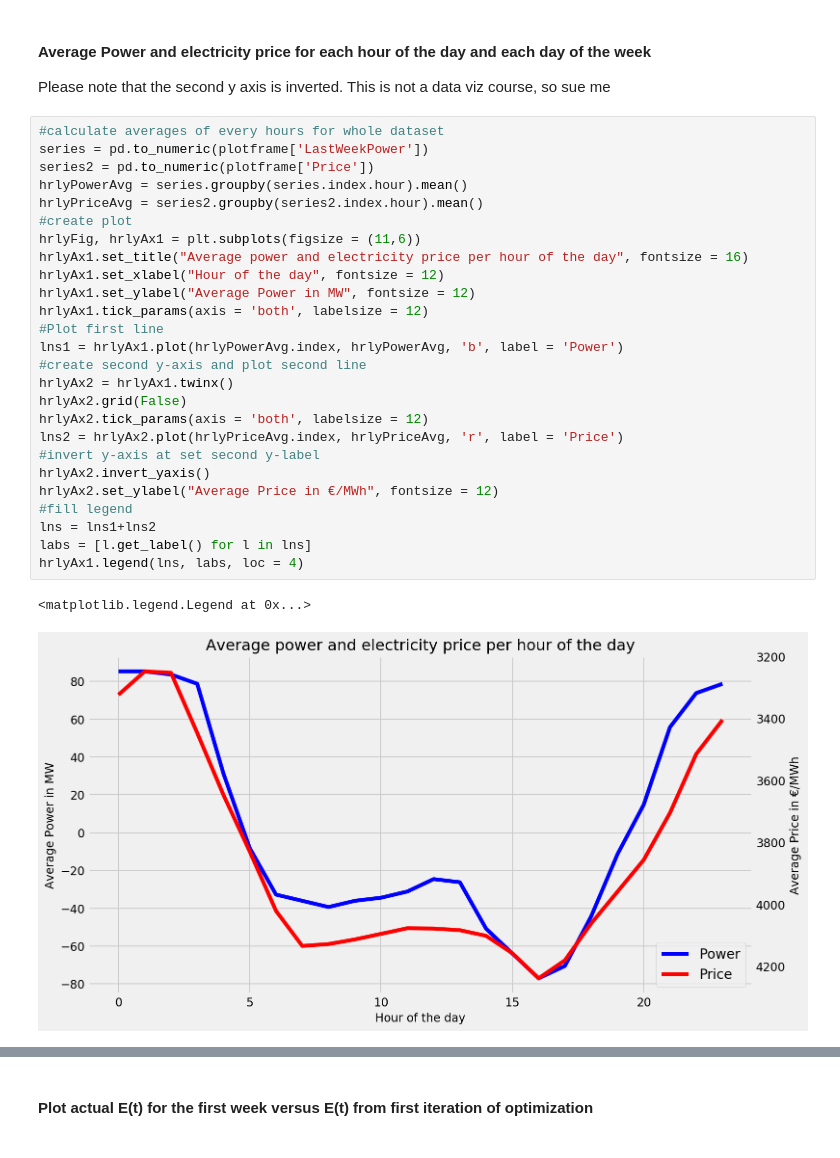
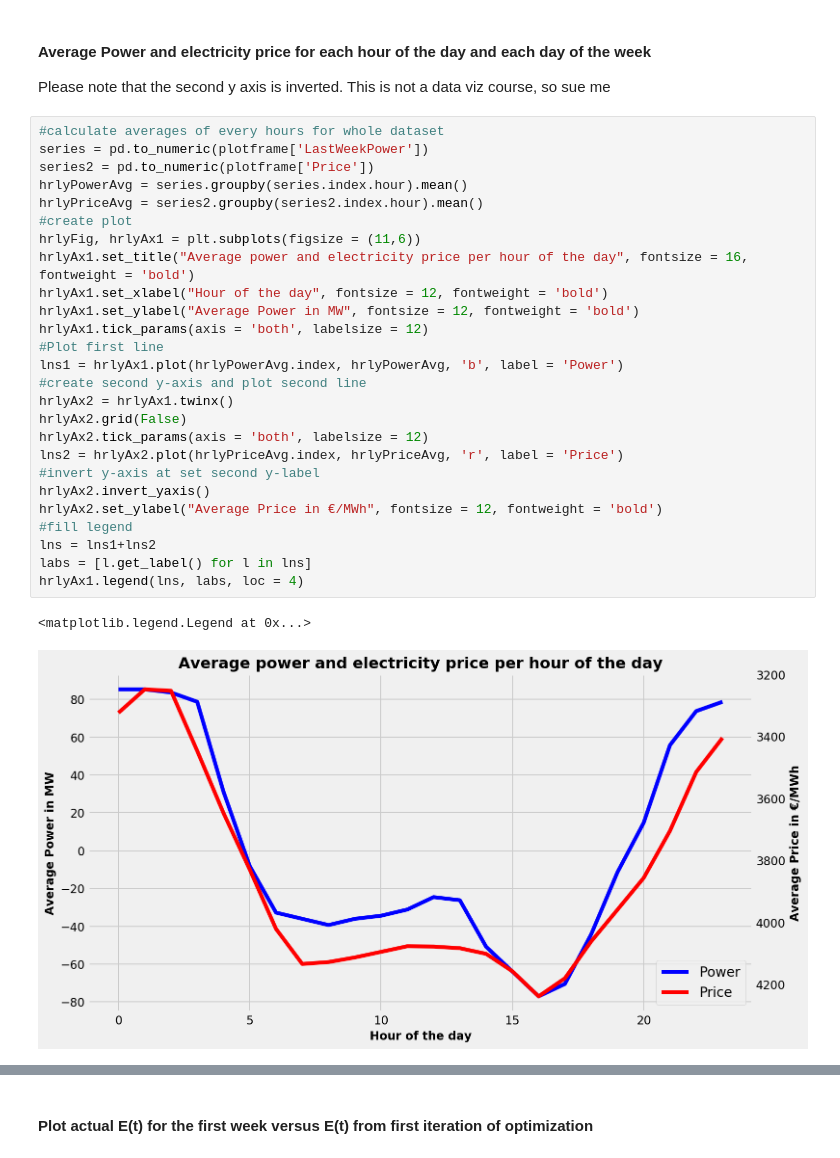
Before and after one commit to lukasbahr/pom, a Jupyter notebook: dsm/dsm.ipynb, the cells around one changed output, grey strips where cells are left out. Cells and saved outputs as stored; diff of their text form.

Commit message:
bold writing in graphs

```diff
--- a/dsm/dsm.ipynb
+++ b/dsm/dsm.ipynb
@@ -440,32 +440,32 @@ Please note that the second y axis is inverted. This is not a data viz course, s
 # %%
 #calculate averages of every hours for whole dataset
 series = pd.to_numeric(plotframe['LastWeekPower'])
 series2 = pd.to_numeric(plotframe['Price'])
 hrlyPowerAvg = series.groupby(series.index.hour).mean()
 hrlyPriceAvg = series2.groupby(series2.index.hour).mean()
 #create plot
 hrlyFig, hrlyAx1 = plt.subplots(figsize = (11,6))
-hrlyAx1.set_title("Average power and electricity price per hour of the day", fontsize = 16)
-hrlyAx1.set_xlabel("Hour of the day", fontsize = 12)
-hrlyAx1.set_ylabel("Average Power in MW", fontsize = 12)
+hrlyAx1.set_title("Average power and electricity price per hour of the day", fontsize = 16, fontweight = 'bold')
+hrlyAx1.set_xlabel("Hour of the day", fontsize = 12, fontweight = 'bold')
+hrlyAx1.set_ylabel("Average Power in MW", fontsize = 12, fontweight = 'bold')
 hrlyAx1.tick_params(axis = 'both', labelsize = 12)
 #Plot first line
 lns1 = hrlyAx1.plot(hrlyPowerAvg.index, hrlyPowerAvg, 'b', label = 'Power')
 #create second y-axis and plot second line
 hrlyAx2 = hrlyAx1.twinx()
 hrlyAx2.grid(False)
 hrlyAx2.tick_params(axis = 'both', labelsize = 12)
 lns2 = hrlyAx2.plot(hrlyPriceAvg.index, hrlyPriceAvg, 'r', label = 'Price')
 #invert y-axis at set second y-label
 hrlyAx2.invert_yaxis()
-hrlyAx2.set_ylabel("Average Price in €/MWh", fontsize = 12)
+hrlyAx2.set_ylabel("Average Price in €/MWh", fontsize = 12, fontweight = 'bold')
 #fill legend
 lns = lns1+lns2
 labs = [l.get_label() for l in lns]
 hrlyAx1.legend(lns, labs, loc = 4)
 # %% [output]
 <matplotlib.legend.Legend at 0x...>
-[figure, old version]
+[figure, new version]
 # %%
 series = pd.to_numeric(plotframe['LastWeekPower'])
 series2 = pd.to_numeric(plotframe['Price'])
```
Also changed, not shown: parts of 5 cells of this notebook.
